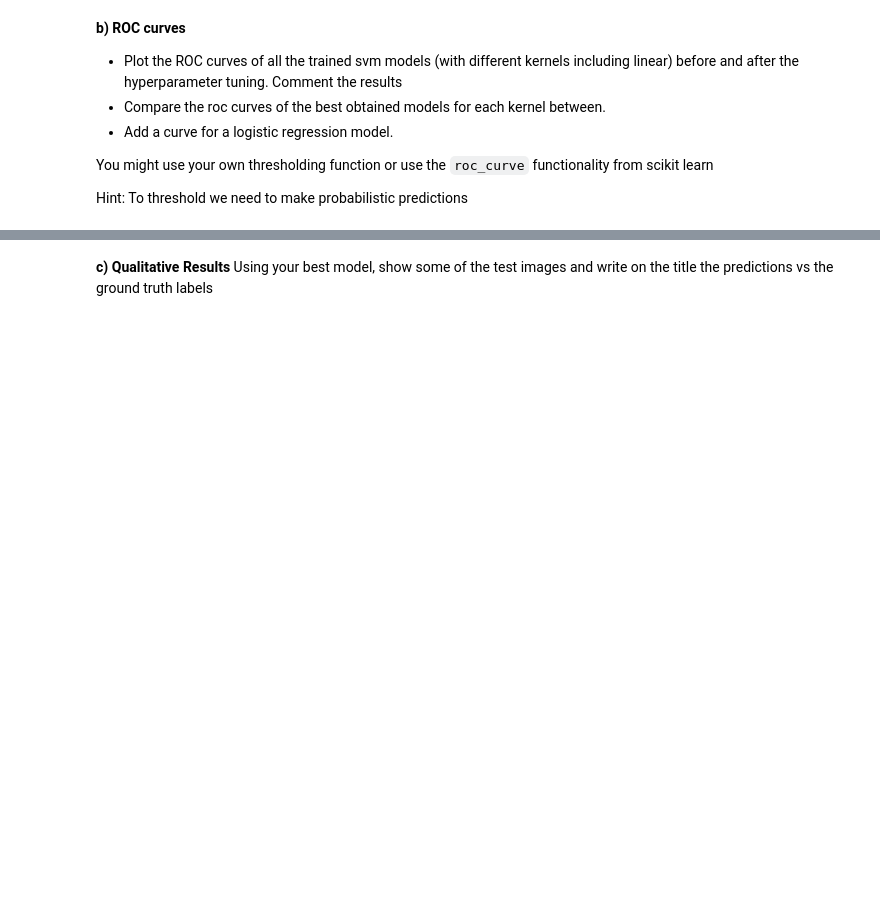
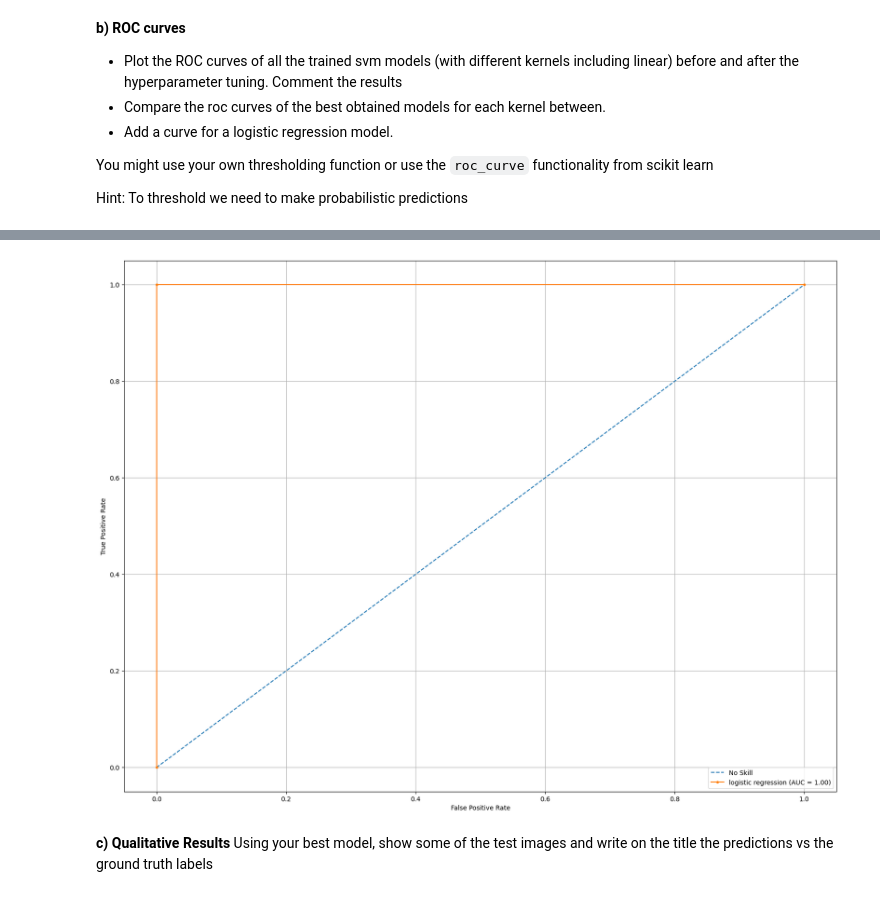
Before and after one commit to JayPanchariya/svm, a Jupyter notebook: 2024_2025_From_Linear_Classifiers_to_SVMs_sv.ipynb, the cells around one changed output, grey strips where cells are left out. Saved outputs shown, nothing was run; the diff lists cells and outputs as text; code cells hidden in the pictures; blank space fills up the shorter version.

```diff
--- a/2024_2025_From_Linear_Classifiers_to_SVMs_sv.ipynb
+++ b/2024_2025_From_Linear_Classifiers_to_SVMs_sv.ipynb
@@ -600,22 +639,26 @@ Hint: To threshold we need to make probabilistic predictions
 # %%
 # Fit a logistic regression model here and make probabilistic predictions
+log_reg = LogisticRegression()
+log_reg.fit(X_train_U, Y_train)
+
+Y_score = log_reg.predict_proba(X_test_U)[:, 1]
 # %%
 # plot no skill roc curve
 plt.plot([0, 1], [0, 1], linestyle='--', label='No Skill')
 
 # calculate roc curve for logistic regression
-fpr, tpr, _ = roc_curve(Y_test, Y_pred_logreg_probas[:,1])
-plt.plot(fpr, tpr, marker='.', label='Logistic')
+fpr, tpr, _ = roc_curve(Y_test, Y_score)
+roc_auc = auc(fpr, tpr)
+plt.plot(fpr, tpr, marker='.', label=f'logistic (AUC = {roc_auc:.2f})')
 
-# axis labels
 plt.xlabel('False Positive Rate')
 plt.ylabel('True Positive Rate')
 
-# show the legend
 plt.legend()
-
-# show the plot
+plt.grid()
 plt.show()
+# %% [output]
+[figure, added]
 # %% [markdown]
 **c) Qualitative Results** Using your best model, show some of the test images and write on the title the predictions vs the ground truth labels
 # %%
```
Also changed, not shown: parts of 15 cells of this notebook.
